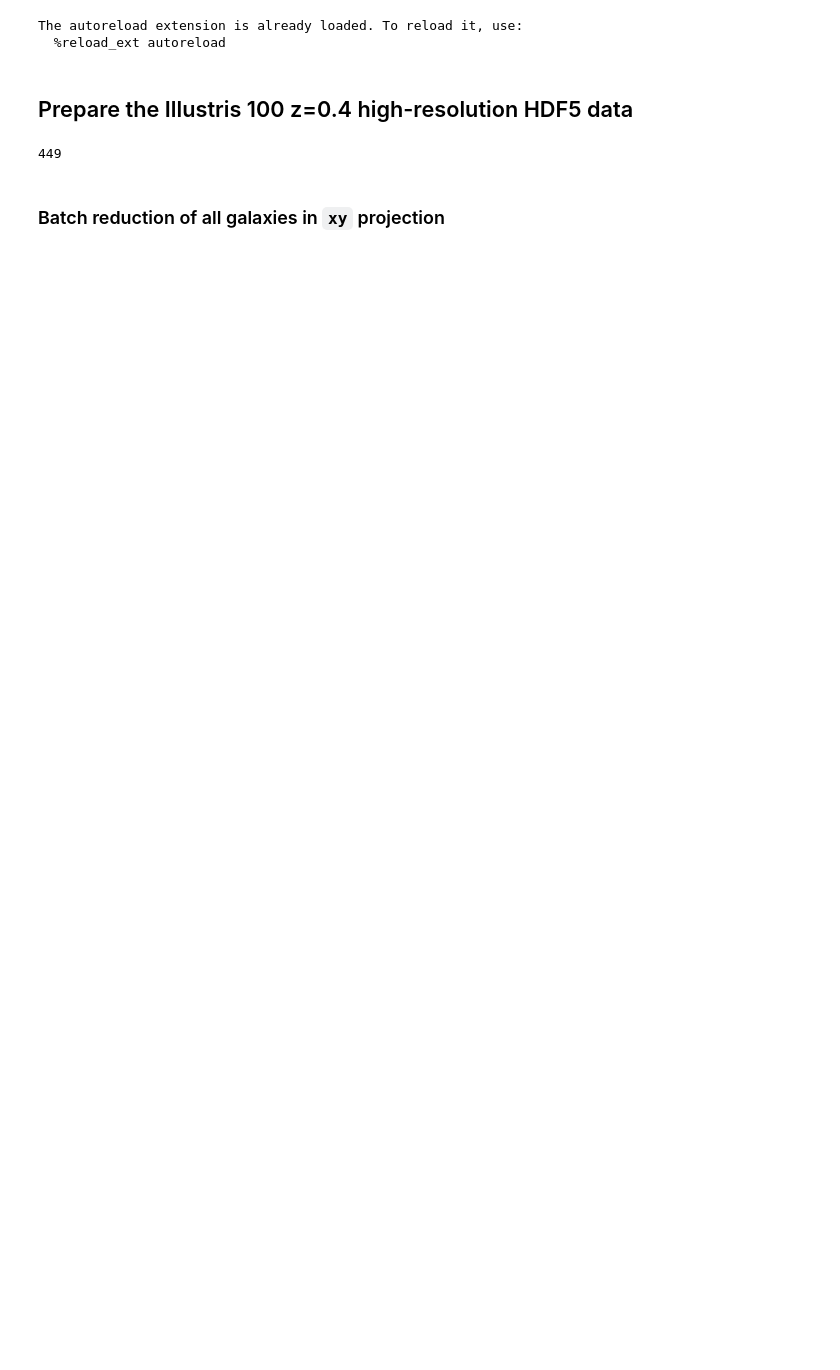
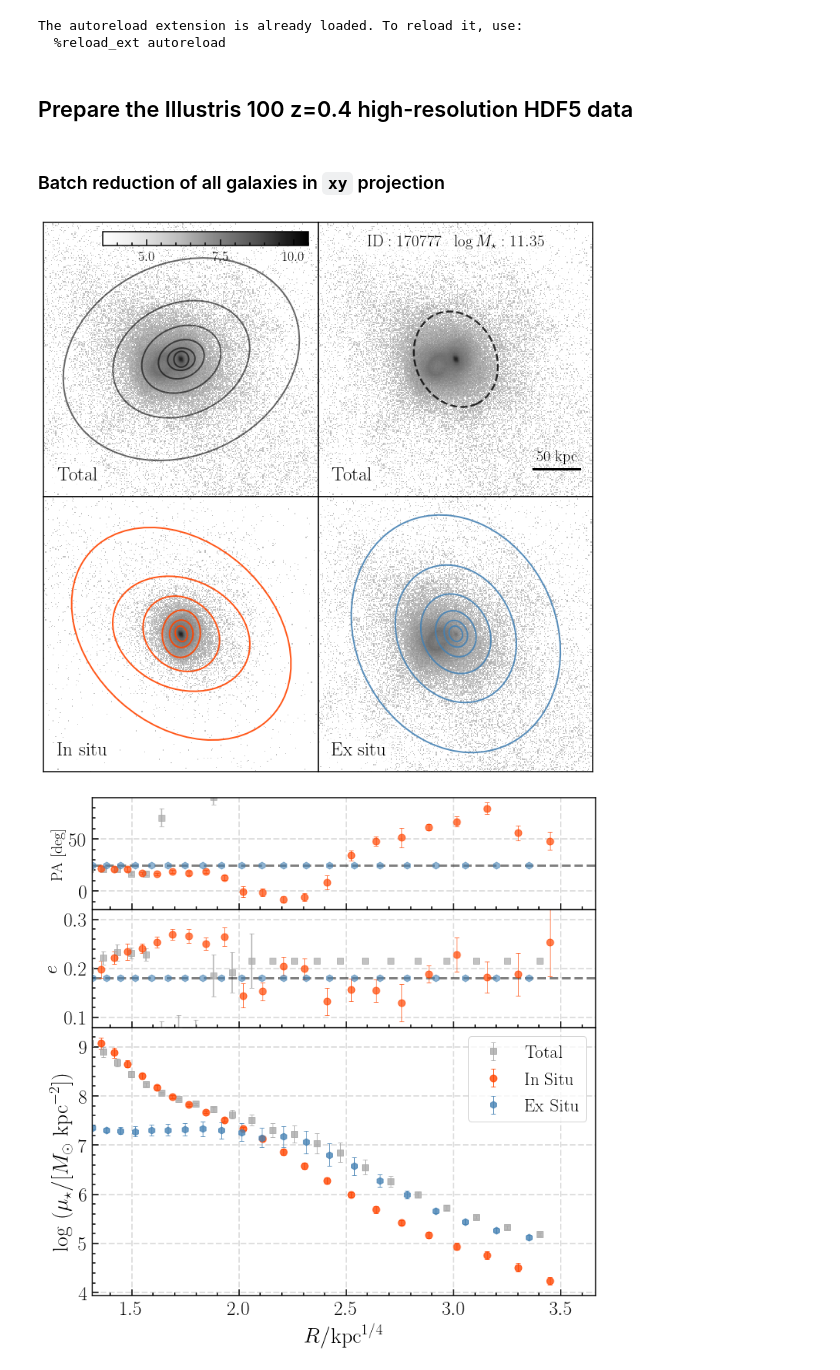
Before and after one commit to dr-guangtou/riker, a Jupyter notebook: demo/ori_hres_yz.ipynb, the cells around one changed output. Drawn from its saved outputs; the diff is of its cells as text; code cells hidden in the pictures; blank space fills up the shorter version.

```diff
--- a/demo/ori_hres_yz.ipynb
+++ b/demo/ori_hres_yz.ipynb
@@ -56,10 +58,6 @@ ori_file = os.path.join(ori_dir, 'galaxies_orig_108_agez_highres.hdf5')
 ori_label = 'ori100_z0.4_hres'
 
 ori_data = BeneMassAgeZMaps(ori_file, label=ori_label)
-# %%
-print(ori_data.n_gal)
-# %% [output]
-449
 # %% [markdown]
 ### Batch reduction of all galaxies in `xy` projection
 # %%
@@ -70,3 +68,11 @@ def reduce(idx, hdf5, proj='xy'):
 
     return summary
+# %%
+gal = GalaxyMap(ori_data, 211, proj='xy')
+gal.aper_summary()
+# %%
+_ = gal.show_prof()
+# %% [output]
+[figure, added]
+[figure, added]
 # %%
```
Also changed, not shown: parts of 3 cells of this notebook, 3 other files.
